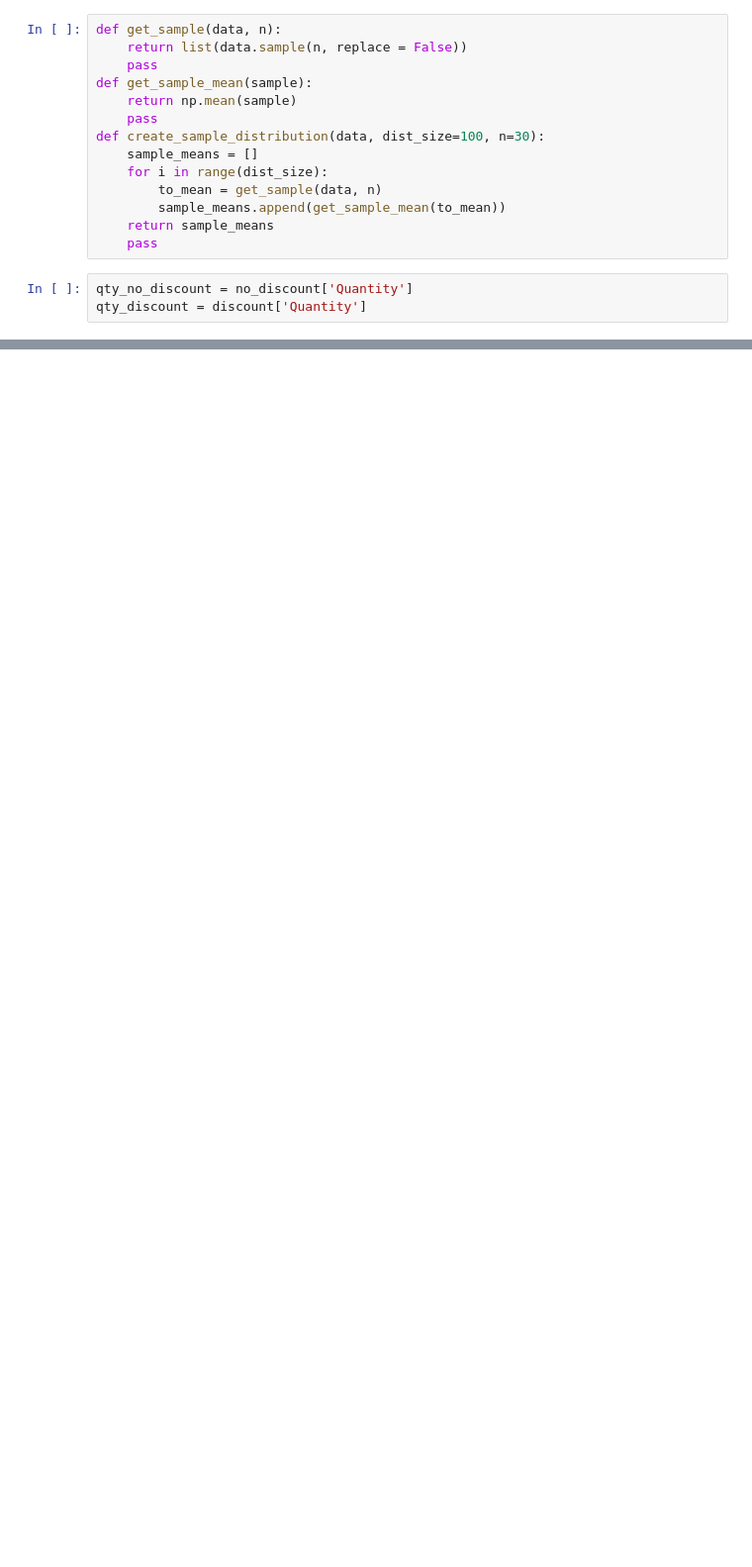
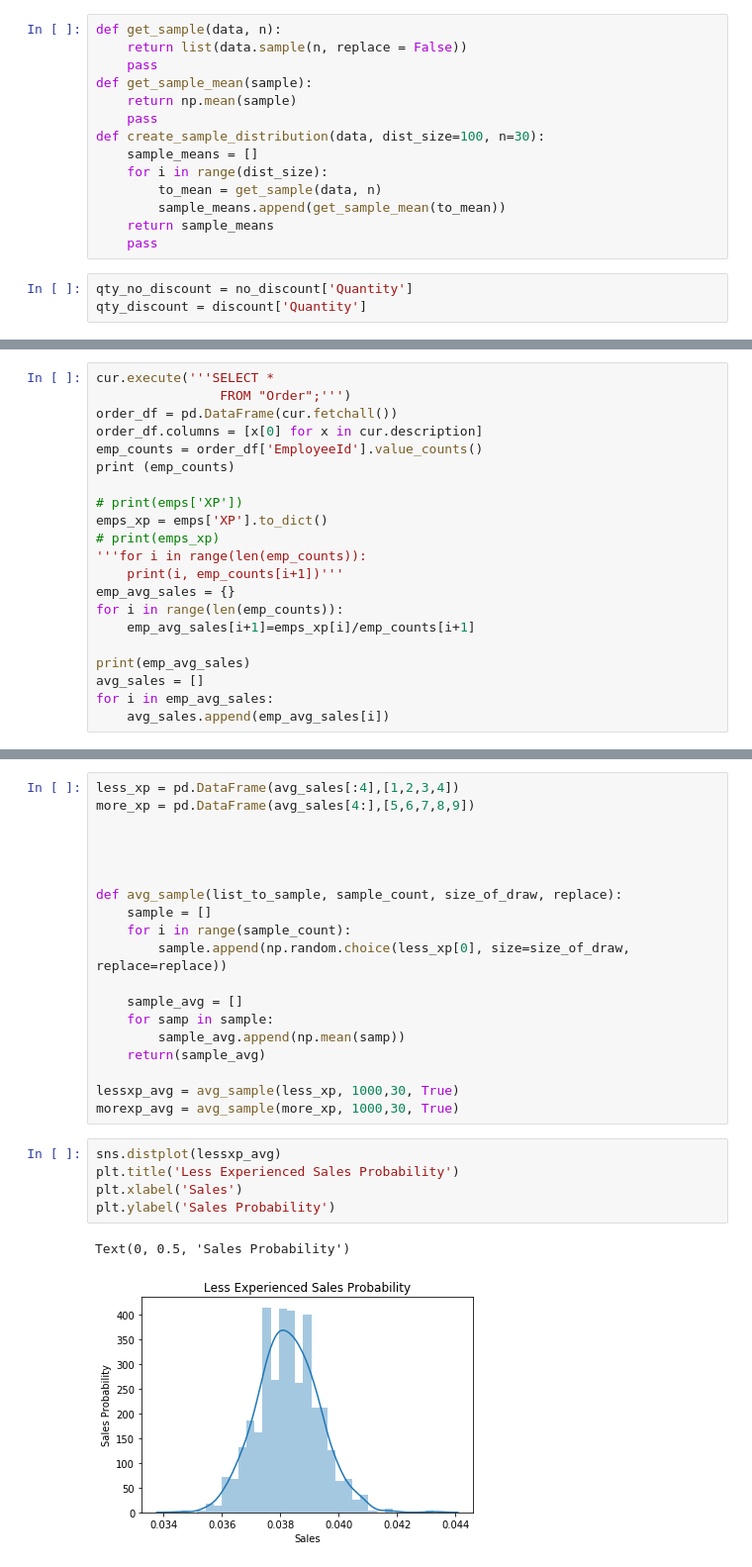
Before and after one commit to MrChamp/Mod3FinalProject, a Jupyter notebook: ProjectMainFinal.ipynb, the cells around one changed output, grey strips where cells are left out. Shown at 99% size. Saved outputs shown, nothing was run; the diff lists cells and outputs as text; blank space fills up the shorter version.

```diff
--- a/ProjectMainFinal.ipynb
+++ b/ProjectMainFinal.ipynb
@@ -150,0 +163,21 @@ sns.distplot(qty_sample)
+# %%
+cur.execute('''SELECT *
+                FROM "Order";''')
+order_df = pd.DataFrame(cur.fetchall())
+order_df.columns = [x[0] for x in cur.description]
+emp_counts = order_df['EmployeeId'].value_counts()
+print (emp_counts)
+
+# print(emps['XP'])
+emps_xp = emps['XP'].to_dict()
+# print(emps_xp)
+'''for i in range(len(emp_counts)):
+    print(i, emp_counts[i+1])'''
+emp_avg_sales = {}
+for i in range(len(emp_counts)):
+    emp_avg_sales[i+1]=emps_xp[i]/emp_counts[i+1]
+
+print(emp_avg_sales)
+avg_sales = []
+for i in emp_avg_sales:
+    avg_sales.append(emp_avg_sales[i])
@@ -150,0 +231,27 @@ sns.distplot(qty_sample)
+# %%
+less_xp = pd.DataFrame(avg_sales[:4],[1,2,3,4])
+more_xp = pd.DataFrame(avg_sales[4:],[5,6,7,8,9])
+
+
+
+
+def avg_sample(list_to_sample, sample_count, size_of_draw, replace):
+    sample = []
+    for i in range(sample_count):
+        sample.append(np.random.choice(less_xp[0], size=size_of_draw, replace=replace))
+
+    sample_avg = []
+    for samp in sample:
+        sample_avg.append(np.mean(samp))
+    return(sample_avg)
+
+lessxp_avg = avg_sample(less_xp, 1000,30, True)
+morexp_avg = avg_sample(more_xp, 1000,30, True)
+# %%
+sns.distplot(lessxp_avg)
+plt.title('Less Experienced Sales Probability')
+plt.xlabel('Sales')
+plt.ylabel('Sales Probability')
+# %% [output]
+Text(0, 0.5, 'Sales Probability')
+[figure, added]
```
Also changed, not shown: parts of 51 cells of this notebook.
